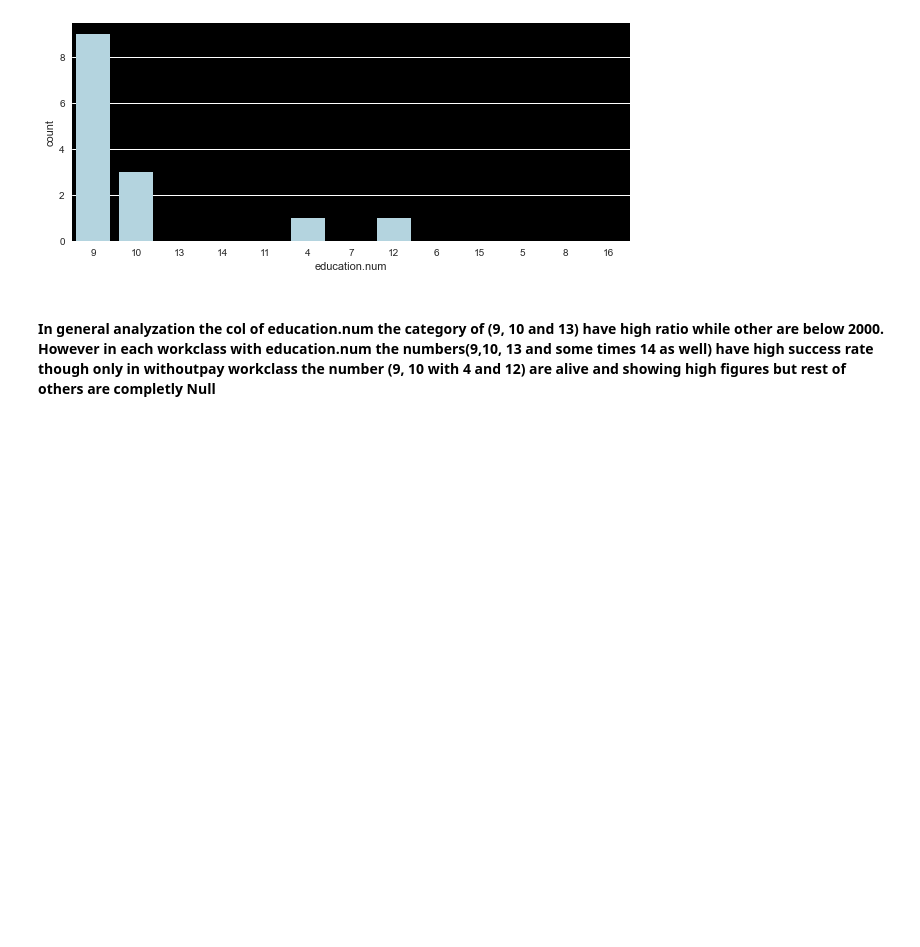
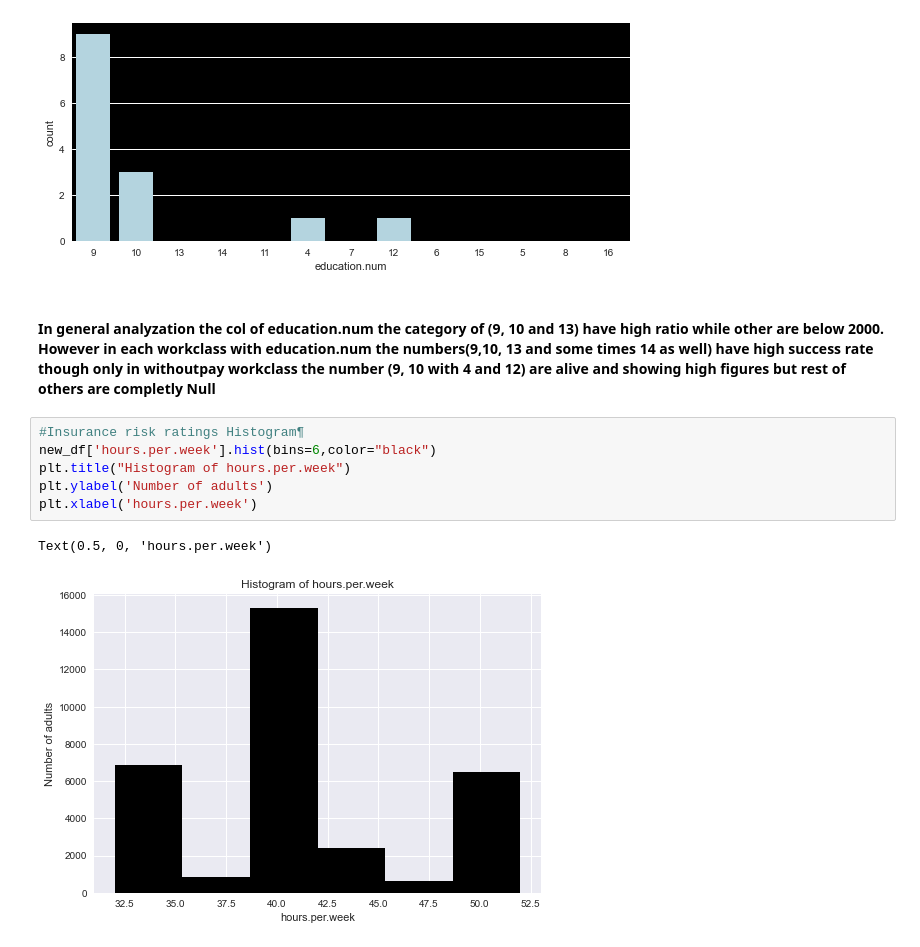
Before and after one commit to atif4/projects, a Jupyter notebook: adult.ipynb, the cells around one changed output. Saved outputs shown, nothing was run; the diff lists cells and outputs as text; blank space fills up the shorter version.

```diff
--- a/adult.ipynb
+++ b/adult.ipynb
@@ -691,3 +691,12 @@ sns.countplot(x='education.num',order=new_df['education.num'].value_counts().ind
 [figure]
 # %% [markdown]
 #### In general analyzation the col of education.num the category of (9, 10 and 13) have high ratio while other are below 2000. However in each workclass with education.num the numbers(9,10, 13 and some times 14 as well) have high success rate though only in  withoutpay workclass the number (9, 10 with 4 and 12) are alive and showing high figures but rest of others are completly Null
+# %%
+#Insurance risk ratings Histogram¶
+new_df['hours.per.week'].hist(bins=6,color="black")
+plt.title("Histogram of hours.per.week")
+plt.ylabel('Number of adults')
+plt.xlabel('hours.per.week')
+# %% [output]
+Text(0.5, 0, 'hours.per.week')
+[figure, added]
```
Also changed, not shown: parts of 10 cells of this notebook.
